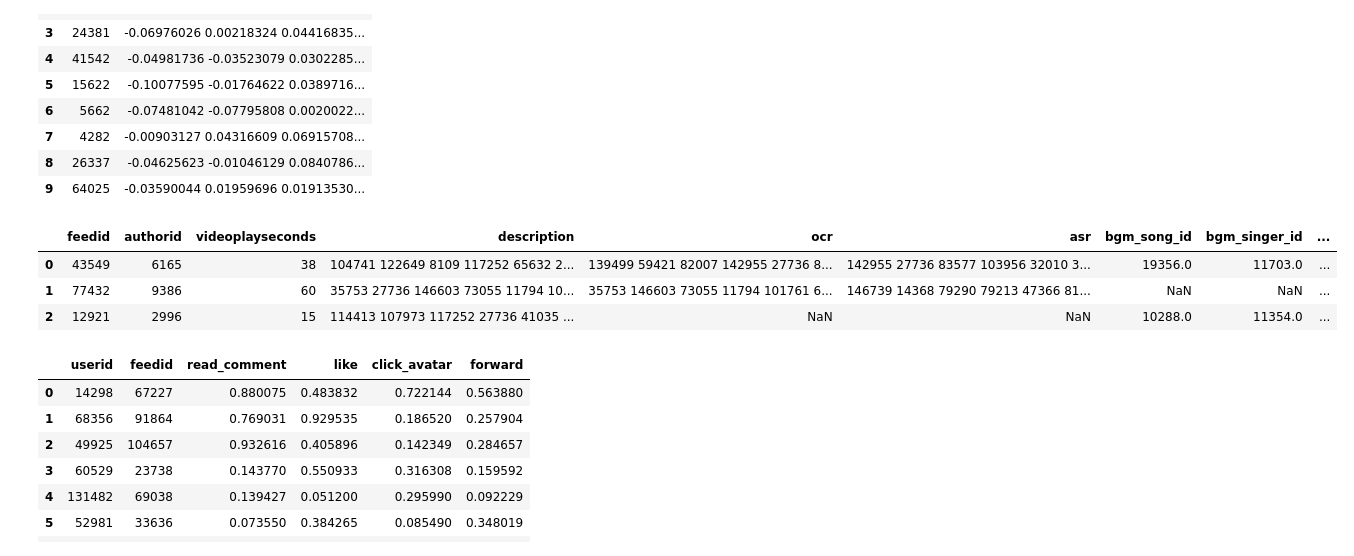
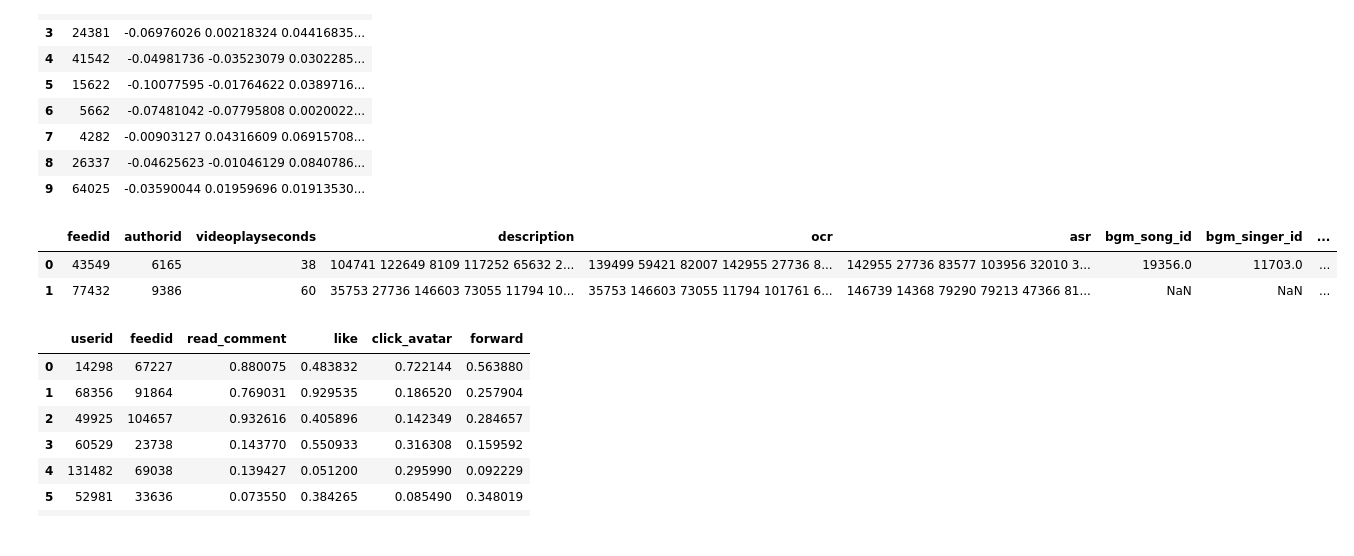
Before and after one commit to freedomszeto/WeChatCompetition_2021, a Jupyter notebook: WeChat_Data_competition_Freedom.ipynb, the cells around one changed output. Drawn from its saved outputs; the diff is of its cells as text; code cells hidden in the pictures.

```diff
--- a/WeChat_Data_competition_Freedom.ipynb
+++ b/WeChat_Data_competition_Freedom.ipynb
@@ -79,12 +80,11 @@ df_feed_embeddings.head(10)
 | 9 | 64025 | -0.03590044 0.01959696 0.01913530... |
 # %%
 #feed info
-df_feed_info.head(3)
+df_feed_info.head(2)
 # %% [output]
 |  | feedid | authorid | videoplayseconds | description | ocr | asr | bgm_song_id | bgm_singer_id | ... |
 | 0 | 43549 | 6165 | 38 | 104741 122649 8109 117252 65632 2... | 139499 59421 82007 142955 27736 8... | 142955 27736 83577 103956 32010 3... | 19356.0 | 11703.0 | ... |
 | 1 | 77432 | 9386 | 60 | 35753 27736 146603 73055 11794 10... | 35753 146603 73055 11794 101761 6... | 146739 14368 79290 79213 47366 81... | NaN | NaN | ... |
-| 2 | 12921 | 2996 | 15 | 114413 107973 117252 27736 41035 ... | NaN | NaN | 10288.0 | 11354.0 | ... |
 # %%
 df_submit_demo_初赛a.head(10)
 # %% [output]
```
Also changed, not shown: parts of 57 cells of this notebook.
